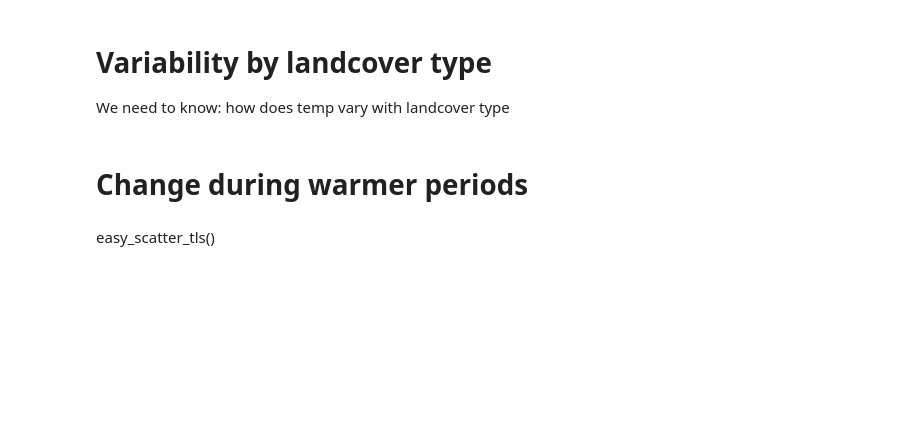
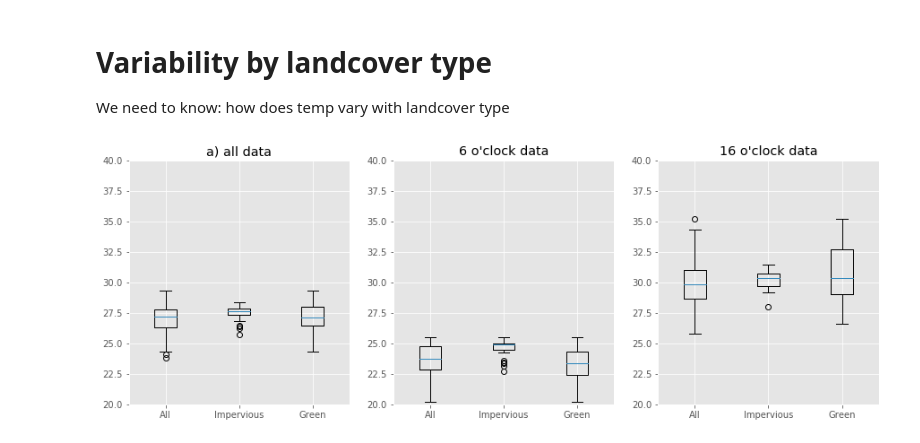
Before and after one commit to gottscott/finalthesischapter, a Jupyter notebook: CharacteristicsBaltimoreUHI.ipynb, the cells around one changed output. Cells and saved outputs as stored; diff of their text form; code cells hidden in the pictures; blank space fills up the shorter version.

```diff
--- a/CharacteristicsBaltimoreUHI.ipynb
+++ b/CharacteristicsBaltimoreUHI.ipynb
@@ -371,7 +389,28 @@ Futhermore, as semi-variograms fit to are used in Kreiging spatial estimation te
 # Variability by landcover type
 
 We need to know: how does temp vary with landcover type
-# %% [markdown]
-# Change during warmer periods
-# %% [markdown]
-easy_scatter_tls()
+# %%
+fig = plt.figure(figsize=[15,5])
+ax = plt.subplot(1,3,1)
+data = [tempDF.mean().dropna().values.flatten(),
+    tempDF.mean()[meta[meta['landcoverclass']=='impervious'].index].dropna().values.flatten(),
+        tempDF.mean()[meta[meta['landcoverclass']=='grass'].index].dropna().values.flatten(),
+       ]
+handles = plt.boxplot(data,positions=[0,1,2])
+labels = ax.set_xticklabels(['All', 'Impervious', 'Green'])
+ax.set_title('a) all data')
+ax.set_ylim([20,40])
+iii = 2
+for hr in [6,16]:
+    ax = plt.subplot(1,3,iii)
+    data = [tempDF[tempDF.index.hour==hr].mean().dropna().values.flatten(),
+        tempDF[tempDF.index.hour==hr][meta[meta['landcoverclass']=='impervious'].index].mean().dropna().values.flatten(),
+            tempDF[tempDF.index.hour==hr][meta[meta['landcoverclass']=='grass'].index].mean().dropna().values.flatten(),
+           ]
+    handles = plt.boxplot(data,positions=[0,1,2])
+    labels = ax.set_xticklabels(['All', 'Impervious', 'Green'])
+    ax.set_title('%s o\'clock data'%hr)
+    ax.set_ylim([20,40])
+    iii =iii+1
+# %% [output]
+[figure, added]
```
Also changed, not shown: parts of 16 cells of this notebook.
